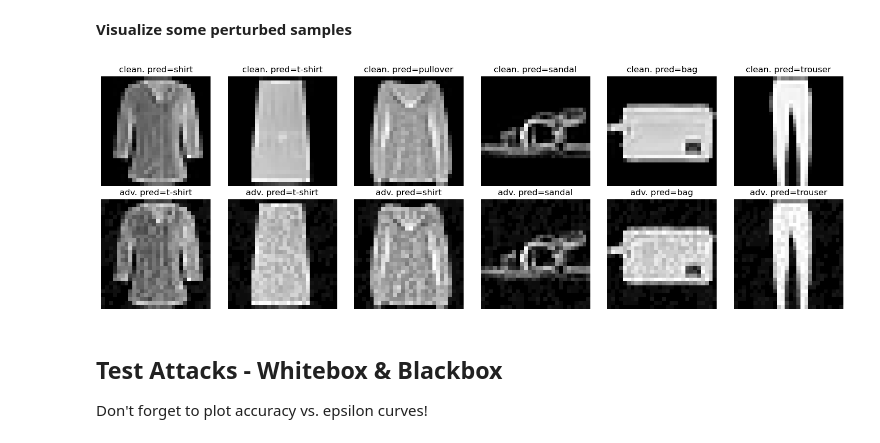
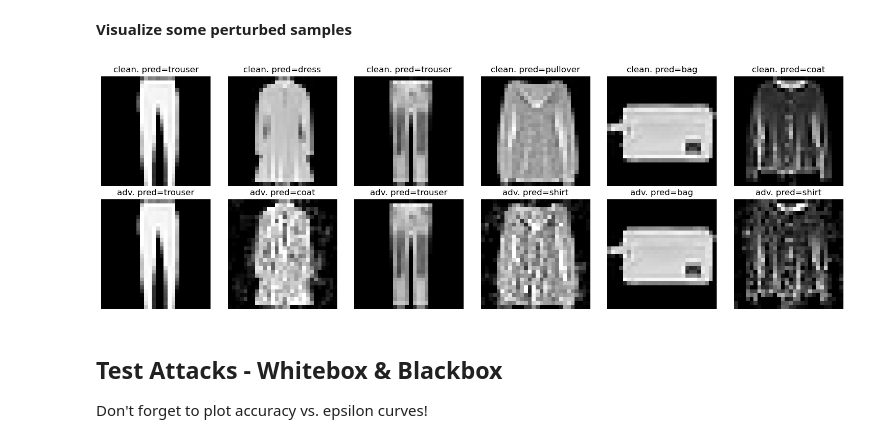
Before and after one commit to MaoMao-ai/ECE-661, a Jupyter notebook: HW5/HWK5_main.ipynb, the cells around one changed output. Drawn from its saved outputs; the diff is of its cells as text; code cells hidden in the pictures.

```diff
--- a/HW5/HWK5_main.ipynb
+++ b/HW5/HWK5_main.ipynb
@@ -58,8 +58,8 @@ def test_model(mdl, loader, device):
 Train a model and save the checkpoint. This cell is used in Lab-1 and Lab-3
 # %%
 ## Pick a model architecture
-#net = models.NetA().to(device)
-net = models.NetB().to(device)
+net = models.NetA().to(device)
+#net = models.NetB().to(device)
 
 ## Checkpoint name for this model
 #model_checkpoint = "netA_standard.pt"
@@ -139,39 +139,40 @@ for data,labels in test_loader:
 
         ###
         # Compute and apply adversarial perturbation to data
-        EPS= 0.1
+        EPS= 4
         ITS= 10
         ALP = 1.85*(EPS/ITS)
 
         ###
         #adv_data = attacks.PGD_attack(model=net, device=device, dat=data, lbl=labels, eps=EPS, alpha=ALP, iters=ITS, rand_start=True)
         #adv_data = attacks.FGSM_attack(net, device, data, labels, eps=EPS)
-        adv_data = attacks.rFGSM_attack(net, device, data, labels, eps=EPS)
+        #adv_data = attacks.rFGSM_attack(net, device, data, labels, eps=EPS)
+        adv_data = attacks.FGM_L2_attack(net, device, data, labels, eps=EPS)
         # Compute preds
         with torch.no_grad():
             clean_outputs = net(data)
             _,clean_preds = clean_outputs.max(1)
             clean_preds = clean_preds.cpu().squeeze().numpy()
             adv_outputs = net(adv_data)
             _,adv_preds = adv_outputs.max(1)
             adv_preds = adv_preds.cpu().squeeze().numpy()
 
         # Plot some samples
         inds = random.sample(list(range(data.size(0))),6)
         plt.figure(figsize=(15,5))
         for jj in range(6):
             plt.subplot(2,6,jj+1);plt.imshow(data[inds[jj],0].cpu().numpy(),cmap='gray');plt.axis("off");
             plt.title("clean. pred={}".format(classes[clean_preds[inds[jj]]]))
         for jj in range(6):
             plt.subplot(2,6,6+jj+1);plt.imshow(adv_data[inds[jj],0].cpu().numpy(),cmap='gray');plt.axis("off");
             plt.title("adv. pred={}".format(classes[adv_preds[inds[jj]]]))
         plt.tight_layout()
         plt.show()
 
 
         break
 # %% [output]
-[figure, old version]
+[figure, new version]
 # %% [markdown]
 ## Test Attacks - Whitebox & Blackbox
 
```
Also changed, not shown: parts of 5 cells of this notebook.
